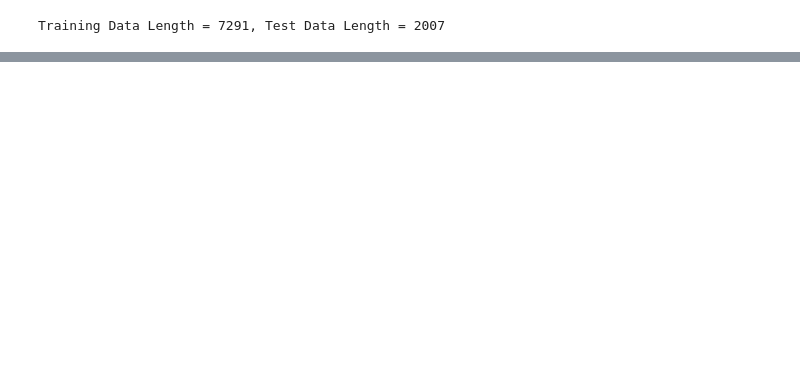
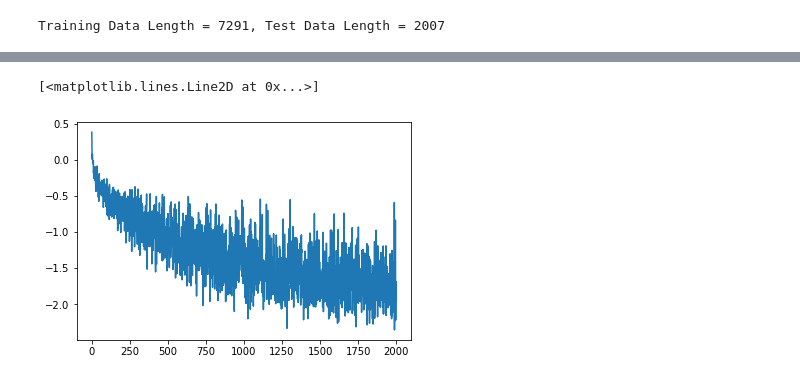
Before and after one commit to mpchang/LeNet_replication, a Jupyter notebook: lenet.ipynb, the cells around one changed output, grey strips where cells are left out. Drawn from its saved outputs; the diff is of its cells as text; code cells hidden in the pictures; blank space fills up the shorter version.

```diff
--- a/lenet.ipynb
+++ b/lenet.ipynb
@@ -141,8 +142,10 @@ class Conv2d:
             self.stride = (stride, stride)
         if isinstance(self.kernel_size, int):
             self.kernel_size = (kernel_size, kernel_size)
-        self.weight = torch.randn(channels_out, self.kernel_size[0] * self.kernel_size[1] * channels_in)
-        self.bias = torch.randn(channels_out, 1, 1) if bias else None
+
+        fanin = channels_in * math.prod(kernel_size)
+        self.weight = torch.randn(channels_out, self.kernel_size[0] * self.kernel_size[1] * channels_in) / (fanin)**0.5
+        self.bias = torch.randn(channels_out, 1, 1) / (fanin)**0.5 if bias else None
 
     def __repr__(self):
         return f"Conv2d({self.channels_in}ch_in, {self.channels_out}ch_out, {self.kernel_size} kernel_size, {self.stride} stride, {self.padding} padding)"
@@ -175,7 +178,8 @@ class Conv2d:
 #         print(f"weights_row matrix {tuple(weights_row.shape)}:")
 #         print(f"self.weight = {self.weight}")
 #         print(f"weights_row = {weights_row}")
-        self.out = (weights_row @ input_col.T).T
+        self.out = (weights_row @ input_col.T)
+        self.out = self.out.permute(*torch.arange(self.out.ndim - 1, -1, -1))    # reverse the shape so that the resulting view operation produces correct result
         self.out = self.out.view(batch_size, self.channels_out, out_shape_height, out_shape_width)
         self.out = self.out + self.bias if self.bias is not None else self.out
         return self.out
@@ -191,7 +195,7 @@ class Conv2d:
         return output
 
     def parameters(self):
-        return [self.weight]
+        return [self.weight] + ([] if self.bias is None else [self.bias])
 
 # ------------------------------------------------------------------------------
 class Embedding:
@@ -214,7 +218,7 @@ class Flatten:
     Flattens the input matrix outside of the batch dimension (first dimension)
     """
     def __call__(self, x):
-        self.out = x.view(x.shape[0], -1)
+        self.out = x.reshape(x.shape[0], -1)
         return self.out
 
     def parameters(self):
@@ -322,0 +321,13 @@ torch.Size([7291, 16, 16])
+# %%
+def get_output_vol(input_vol_dims, kernel_size, stride, padding):
+    if isinstance(padding, int):
+        padding = (padding, padding)   # symmetrical padding is required
+    if isinstance(stride, int):
+        stride = (stride, stride)
+
+    output_width = (input_vol_dims[0] + 2 * padding[0] - kernel_size[0])/stride[0] + 1
+    output_height = (input_vol_dims[1] + 2 * padding[1] - kernel_size[1])/stride[1] + 1
+    assert output_width.is_integer(), "Dimensions of input volume, stride, kernel, and padding do not produce an integer output in width"
+    assert output_height.is_integer(), "Dimensions of input volume, stride, kernel, and padding do not produce an integer output in height"
+
+    return (int(output_width), int(output_height))
@@ -322,0 +447,5 @@ torch.Size([7291, 16, 16])
+# %%
+plt.plot(np.log10(losses))
+# %% [output]
+[<matplotlib.lines.Line2D at 0x...>]
+[figure, added]
```
Also changed, not shown: parts of 9 cells of this notebook.
